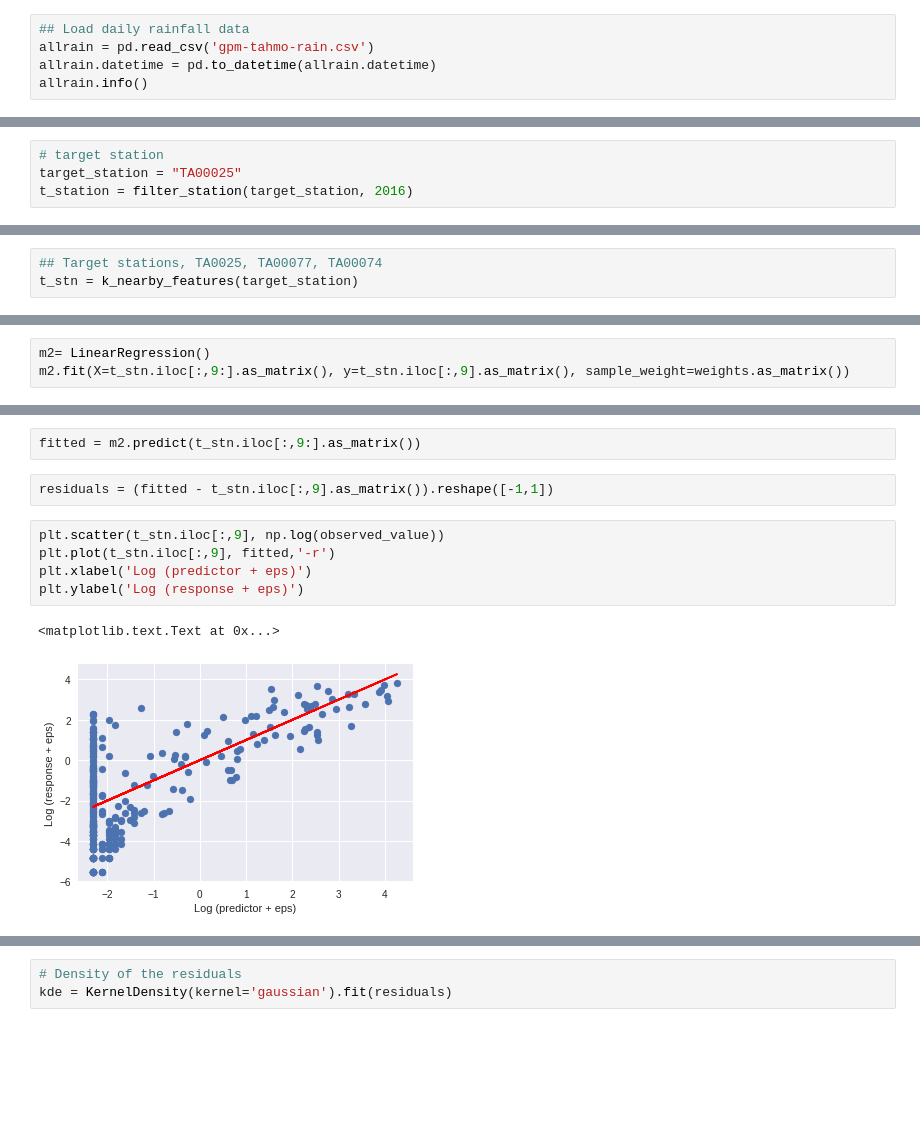
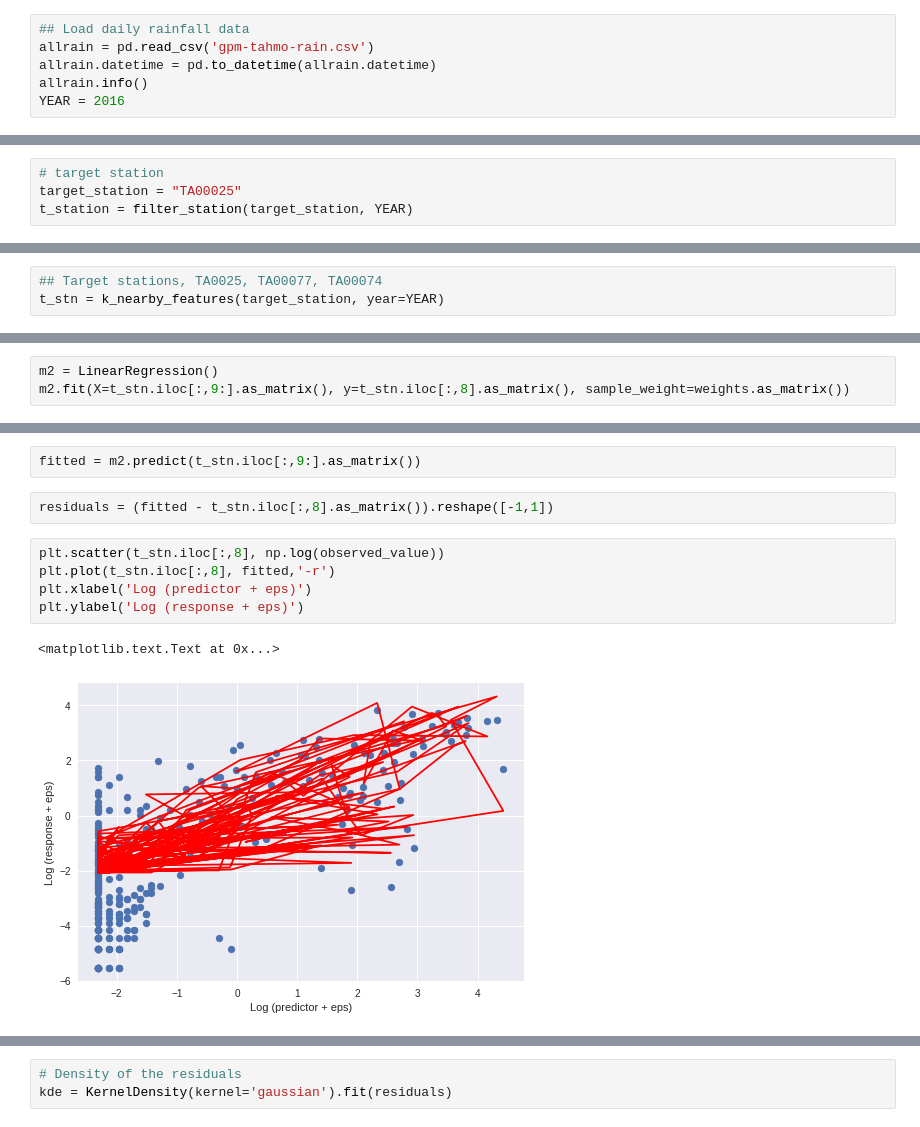
Before and after one commit to tadeze/dsa2018, a Jupyter notebook: rainfall-prediction-kenya.ipynb, the cells around one changed output, grey strips where cells are left out. Saved outputs shown, nothing was run; the diff lists cells and outputs as text; blank space fills up the shorter version.

```diff
--- a/rainfall-prediction-kenya.ipynb
+++ b/rainfall-prediction-kenya.ipynb
@@ -41,6 +43,7 @@ nearest_station.csv
 allrain = pd.read_csv('gpm-tahmo-rain.csv')
 allrain.datetime = pd.to_datetime(allrain.datetime)
 allrain.info()
+YEAR = 2016
 # %% [output]
 <class 'pandas.core.frame.DataFrame'>
 RangeIndex: 19251 entries, 0 to 19250
@@ -98,7 +101,7 @@ filter_station = lambda stn_name, year: tahmo_rain[(tahmo_rain.station==stn_name
 # %%
 # target station
 target_station = "TA00025"
-t_station = filter_station(target_station, 2016)
+t_station = filter_station(target_station, YEAR)
 # %%
 t_station.tail(5)
 # %% [output]
@@ -132,4 +135,4 @@ def k_nearby_features(target_station, k=5, year=2016):
 ### Data exploratory
 # %%
 ## Target stations, TA0025, TA00077, TA00074
-t_stn = k_nearby_features(target_station)
+t_stn = k_nearby_features(target_station, year=YEAR)
@@ -278,7 +258,7 @@ Length: 366, dtype: float64
 # %% [markdown]
 ## Ordinary linear regression.
 # %%
-m2= LinearRegression()
-m2.fit(X=t_stn.iloc[:,9:].as_matrix(), y=t_stn.iloc[:,9].as_matrix(), sample_weight=weights.as_matrix())
+m2 = LinearRegression()
+m2.fit(X=t_stn.iloc[:,9:].as_matrix(), y=t_stn.iloc[:,8].as_matrix(), sample_weight=weights.as_matrix())
 # %% [output]
 LinearRegression(copy_X=True, fit_intercept=True, n_jobs=1, normalize=False)
@@ -285,15 +278,15 @@ LinearRegression(copy_X=True, fit_intercept=True, n_jobs=1, normalize=False)
 # %%
 fitted = m2.predict(t_stn.iloc[:,9:].as_matrix())
 # %%
-residuals = (fitted - t_stn.iloc[:,9].as_matrix()).reshape([-1,1])
+residuals = (fitted - t_stn.iloc[:,8].as_matrix()).reshape([-1,1])
 # %%
-plt.scatter(t_stn.iloc[:,9], np.log(observed_value))
-plt.plot(t_stn.iloc[:,9], fitted,'-r')
+plt.scatter(t_stn.iloc[:,8], np.log(observed_value))
+plt.plot(t_stn.iloc[:,8], fitted,'-r')
 plt.xlabel('Log (predictor + eps)')
 plt.ylabel('Log (response + eps)')
 # %% [output]
 <matplotlib.text.Text at 0x...>
-[figure, old version]
+[figure, new version]
 # %%
 # Show fitted versus observed in original units
 plt.plot(np.exp(fitted - eps), observed_value, '.r')
```
Also changed, not shown: parts of 21 cells of this notebook.
